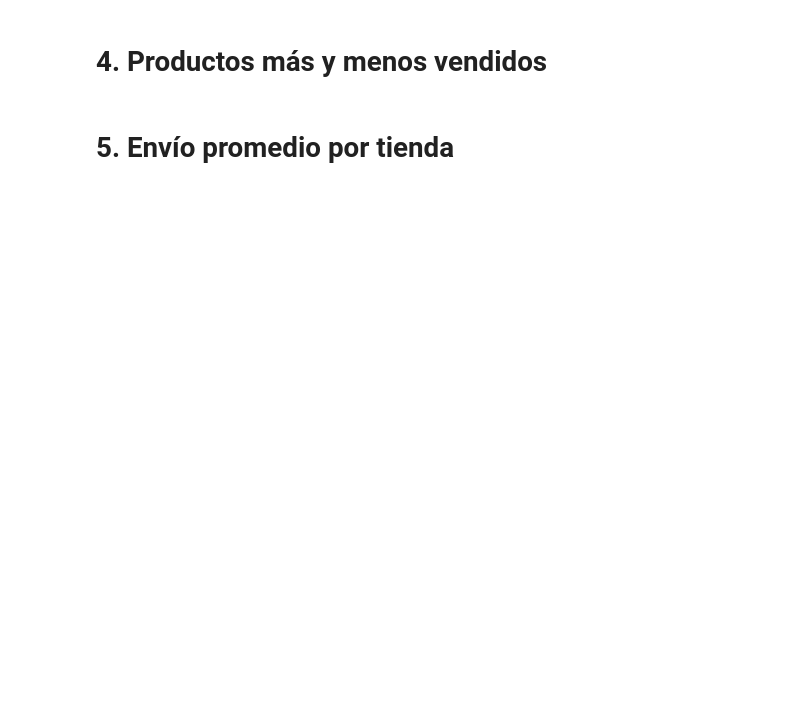
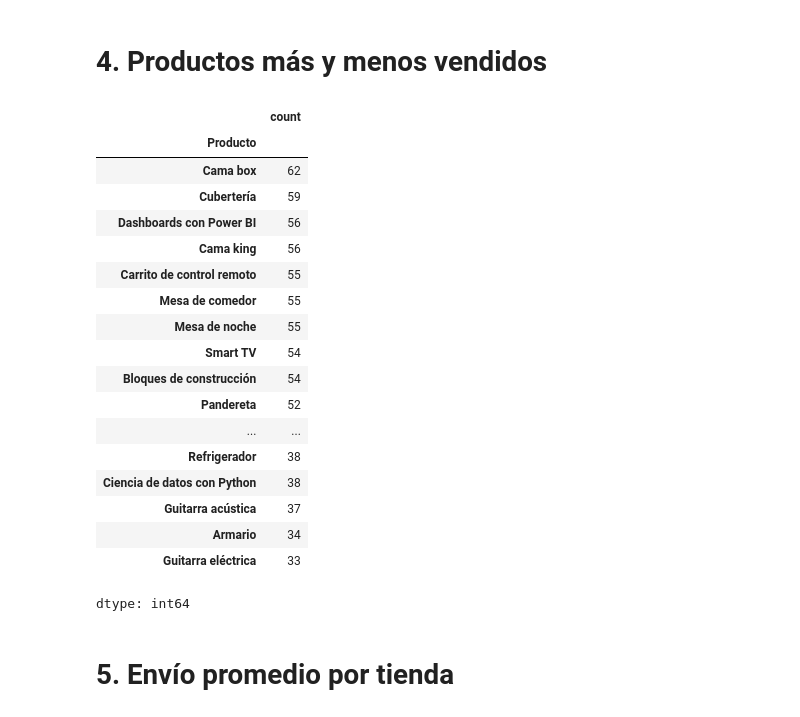
Before and after one commit to EnriqueRangel/AluraStoreLatamChallenge, a Jupyter notebook: AluraStoreLatam.ipynb, the cells around one changed output. Drawn from its saved outputs; the diff is of its cells as text; code cells hidden in the pictures; blank space fills up the shorter version.

```diff
--- a/AluraStoreLatam.ipynb
+++ b/AluraStoreLatam.ipynb
@@ -213,4 +232,26 @@ plt.show()
 # %% [markdown]
 # 4. Productos más y menos vendidos
+# %%
+tienda["Producto"].value_counts()
+# %% [output]
+|  | count |
+| Producto |  |
+| Cama box | 62 |
+| Cubertería | 59 |
+| Dashboards con Power BI | 56 |
+| Cama king | 56 |
+| Carrito de control remoto | 55 |
+| Mesa de comedor | 55 |
+| Mesa de noche | 55 |
+| Smart TV | 54 |
+| Bloques de construcción | 54 |
+| Pandereta | 52 |
+| ... | ... |
+| Refrigerador | 38 |
+| Ciencia de datos con Python | 38 |
+| Guitarra acústica | 37 |
+| Armario | 34 |
+| Guitarra eléctrica | 33 |
+dtype: int64
 # %% [markdown]
 # 5. Envío promedio por tienda
```
Also changed, not shown: parts of 4 cells of this notebook.
